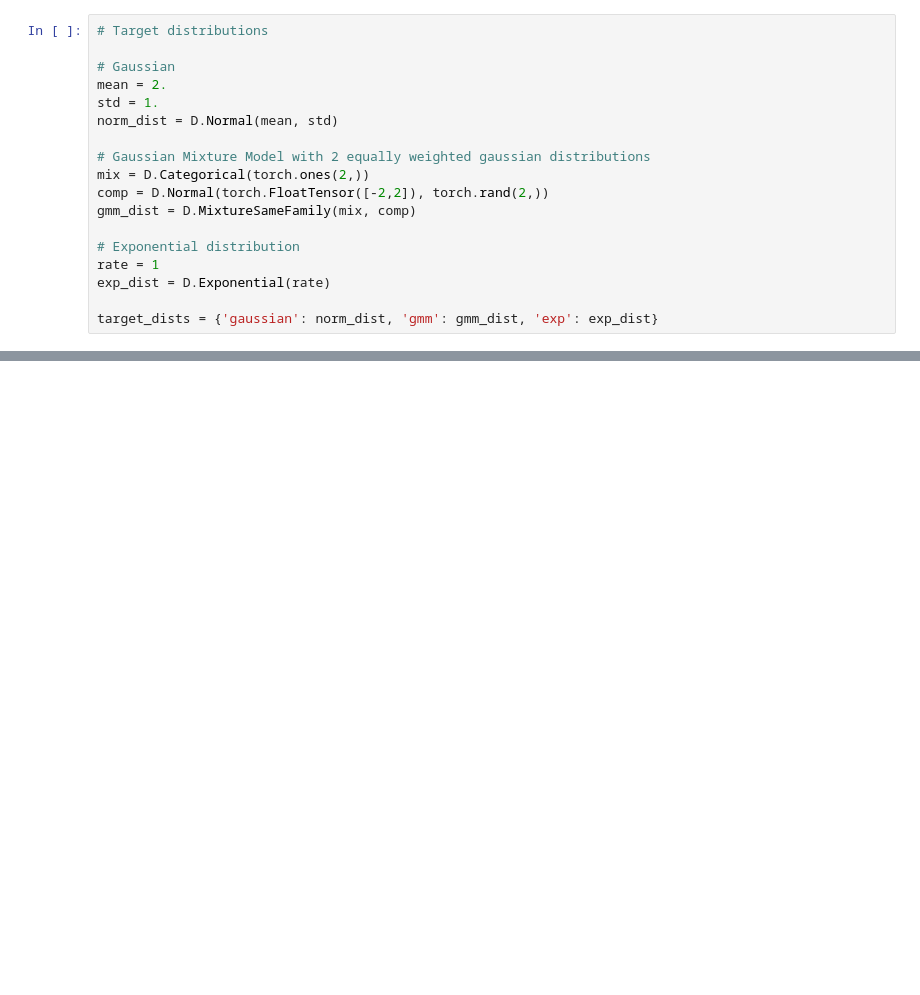
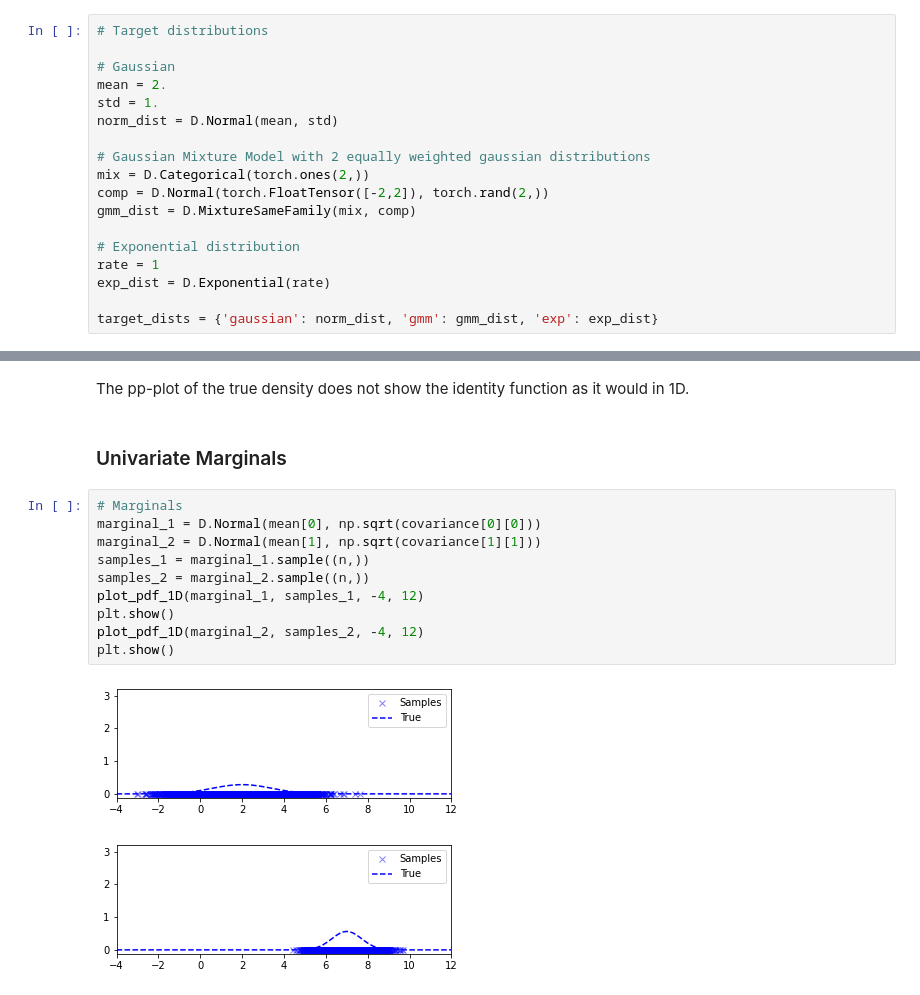
Before and after one commit to JuliaLinhart/valDiags_flows, a Jupyter notebook: PIT_for_Flows.ipynb, the cells around one changed output, grey strips where cells are left out. Cells and saved outputs as stored; diff of their text form; blank space fills up the shorter version.

```diff
--- a/PIT_for_Flows.ipynb
+++ b/PIT_for_Flows.ipynb
@@ -77,0 +181,17 @@ PP_plot_1D(target_dist, x_samples_test, flow=nsf) #PP
+# %% [markdown]
+The pp-plot of the true density does not show the identity function as it would in 1D.
+# %% [markdown]
+### Univariate Marginals
+# %%
+# Marginals
+marginal_1 = D.Normal(mean[0], np.sqrt(covariance[0][0]))
+marginal_2 = D.Normal(mean[1], np.sqrt(covariance[1][1]))
+samples_1 = marginal_1.sample((n,))
+samples_2 = marginal_2.sample((n,))
+plot_pdf_1D(marginal_1, samples_1, -4, 12)
+plt.show()
+plot_pdf_1D(marginal_2, samples_2, -4, 12)
+plt.show()
+# %% [output]
+[figure, added]
+[figure, added]
```
Also changed, not shown: parts of 20 cells of this notebook, 1 other file.
